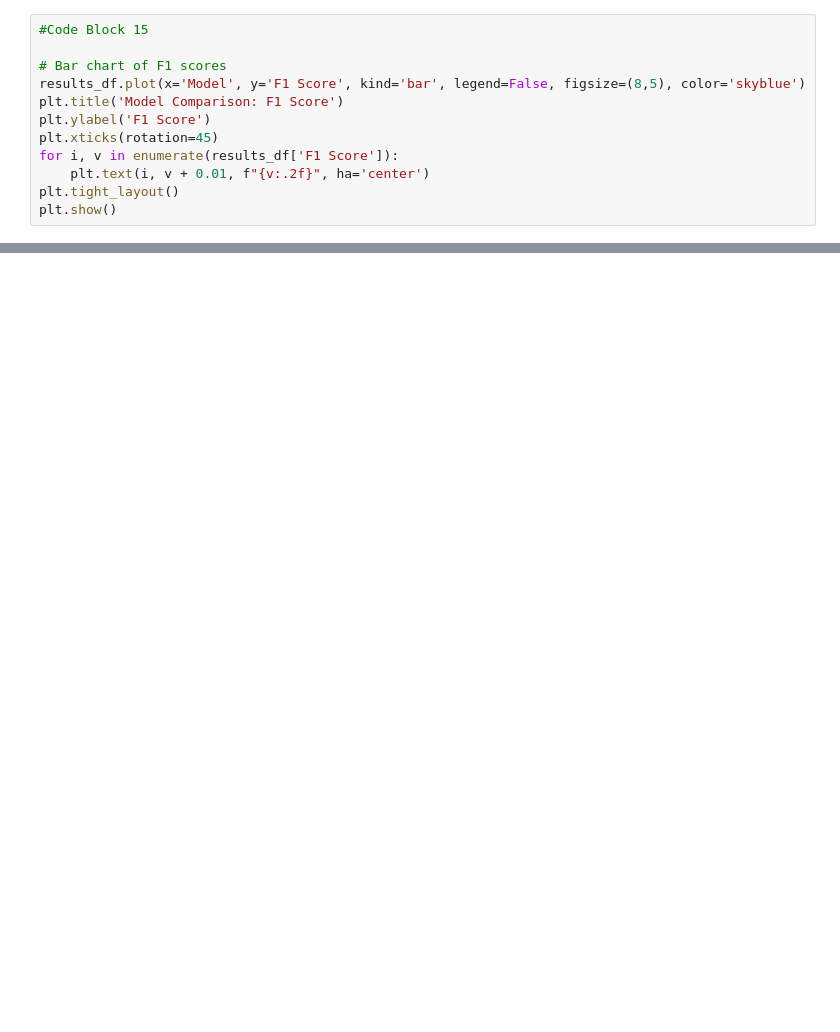
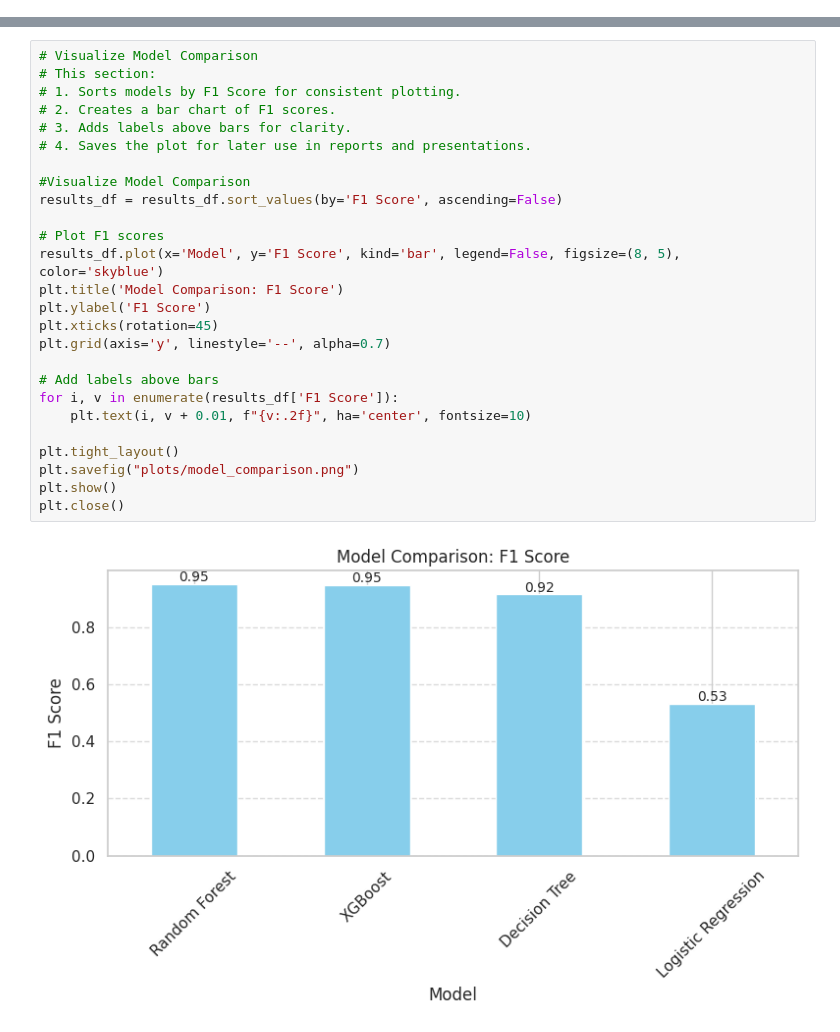
Before and after one commit to emchan4/CIND820-medical-no-show-prediction, a Jupyter notebook: Code/CIND820InitialResultsandCode.ipynb, the cells around one changed output, grey strips where cells are left out. Cells and saved outputs as stored; diff of their text form; blank space fills up the shorter version.

Commit message:
Improved clarity and efficiency in notebook.  Completed the markdown sections.

```diff
--- a/Code/CIND820InitialResultsandCode.ipynb
+++ b/Code/CIND820InitialResultsandCode.ipynb
@@ -697,12 +2,0 @@ Compare model performance using F1 scores and visualize the results to identify
-# %%
-#Code Block 15
-
-# Bar chart of F1 scores
-results_df.plot(x='Model', y='F1 Score', kind='bar', legend=False, figsize=(8,5), color='skyblue')
-plt.title('Model Comparison: F1 Score')
-plt.ylabel('F1 Score')
-plt.xticks(rotation=45)
-for i, v in enumerate(results_df['F1 Score']):
-    plt.text(i, v + 0.01, f"{v:.2f}", ha='center')
-plt.tight_layout()
-plt.show()
@@ -761,0 +692,28 @@ Final Model Evaluation Summary:
+# %%
+# Visualize Model Comparison
+# This section:
+# 1. Sorts models by F1 Score for consistent plotting.
+# 2. Creates a bar chart of F1 scores.
+# 3. Adds labels above bars for clarity.
+# 4. Saves the plot for later use in reports and presentations.
+
+#Visualize Model Comparison
+results_df = results_df.sort_values(by='F1 Score', ascending=False)
+
+# Plot F1 scores
+results_df.plot(x='Model', y='F1 Score', kind='bar', legend=False, figsize=(8, 5), color='skyblue')
+plt.title('Model Comparison: F1 Score')
+plt.ylabel('F1 Score')
+plt.xticks(rotation=45)
+plt.grid(axis='y', linestyle='--', alpha=0.7)
+
+# Add labels above bars
+for i, v in enumerate(results_df['F1 Score']):
+    plt.text(i, v + 0.01, f"{v:.2f}", ha='center', fontsize=10)
+
+plt.tight_layout()
+plt.savefig("plots/model_comparison.png")
+plt.show()
+plt.close()
+# %% [output]
+[figure, added]
```
Also changed, not shown: parts of 42 cells of this notebook.
